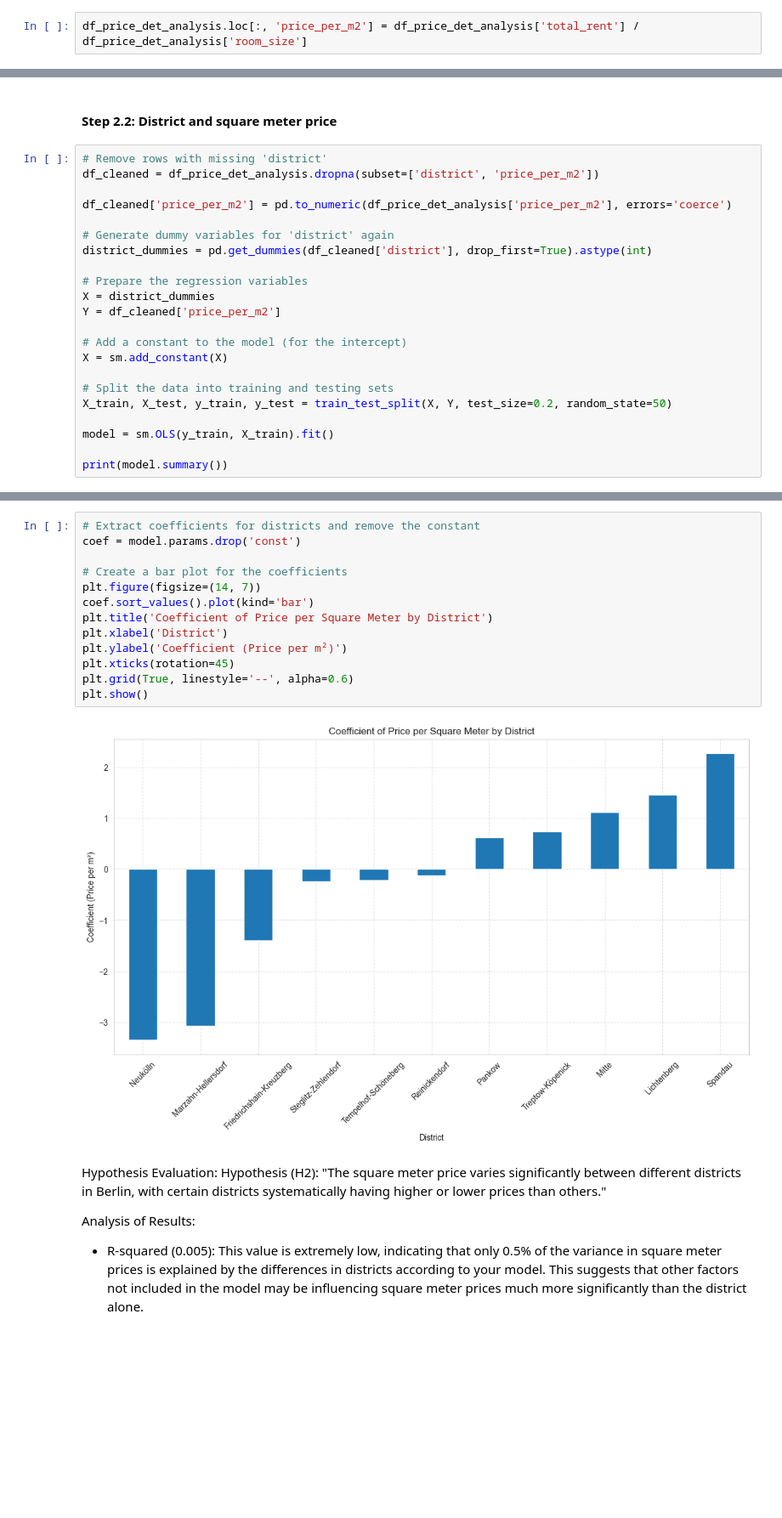
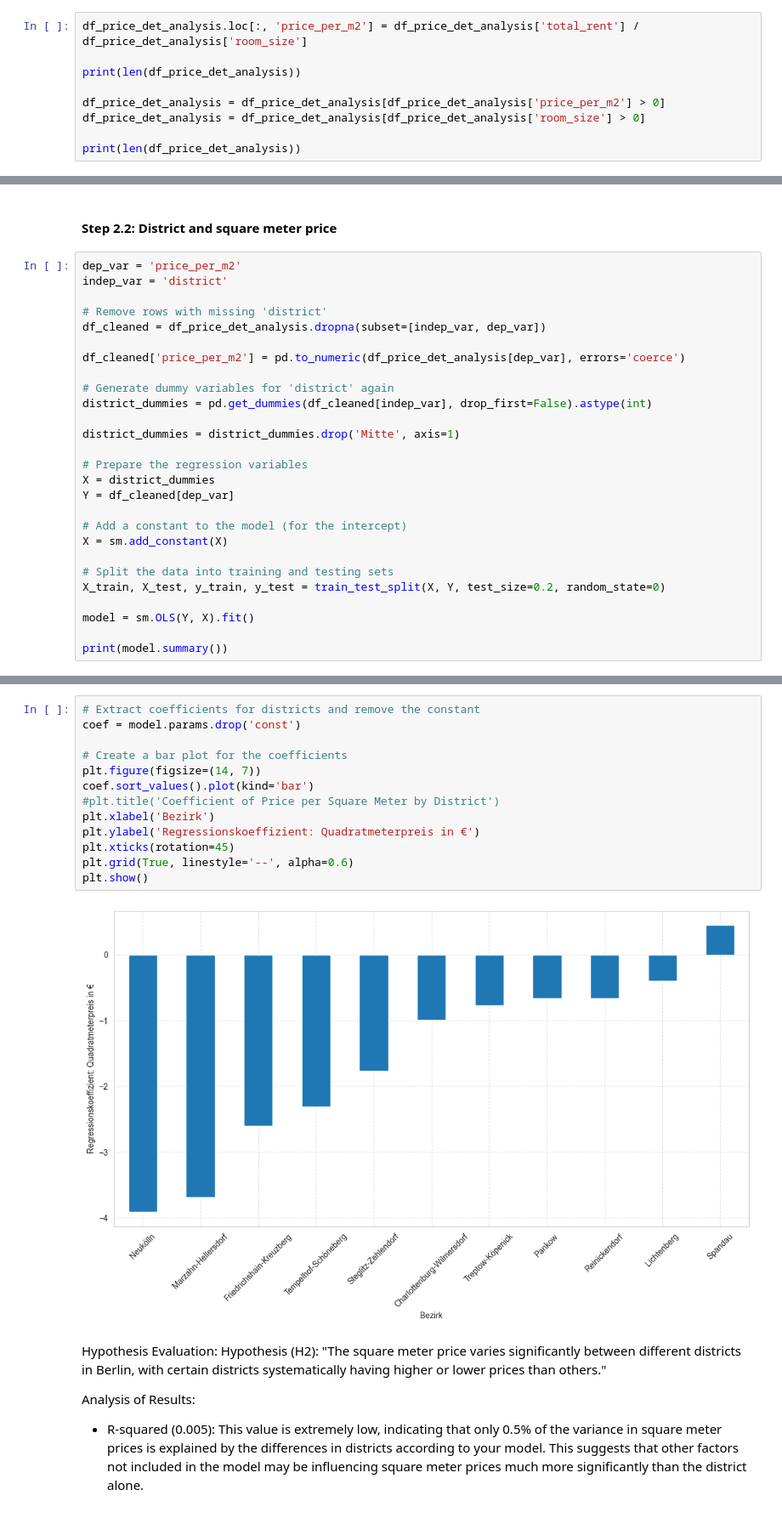
Before and after one commit to pascals00/WG-Gesucht, a Jupyter notebook: DataAnalysis/PriceDeterminantsAnalysis.ipynb, the cells around one changed output, grey strips where cells are left out. Shown at 85% size. Drawn from its saved outputs; the diff is of its cells as text; blank space fills up the shorter version.

```diff
--- a/DataAnalysis/PriceDeterminantsAnalysis.ipynb
+++ b/DataAnalysis/PriceDeterminantsAnalysis.ipynb
@@ -36,3 +32,10 @@ df_price_det_analysis.loc[:, 'available_from'] = pd.to_datetime(df_price_det_ana
 df_price_det_analysis.loc[:, 'available_until'] = pd.to_datetime(df_price_det_analysis['available_until'], dayfirst=True)
 # %%
 df_price_det_analysis.loc[:, 'price_per_m2'] = df_price_det_analysis['total_rent'] / df_price_det_analysis['room_size']
+
+print(len(df_price_det_analysis))
+
+df_price_det_analysis = df_price_det_analysis[df_price_det_analysis['price_per_m2'] > 0]
+df_price_det_analysis = df_price_det_analysis[df_price_det_analysis['room_size'] > 0]
+
+print(len(df_price_det_analysis))
@@ -142,25 +151,30 @@ The model's output supports your Hypothesis 1, demonstrating a significant negat
 # %% [markdown]
 #### Step 2.2: District and square meter price
 # %%
+dep_var = 'price_per_m2'
+indep_var = 'district'
+
 # Remove rows with missing 'district'
-df_cleaned = df_price_det_analysis.dropna(subset=['district', 'price_per_m2'])
+df_cleaned = df_price_det_analysis.dropna(subset=[indep_var, dep_var])
 
-df_cleaned['price_per_m2'] = pd.to_numeric(df_price_det_analysis['price_per_m2'], errors='coerce')
+df_cleaned['price_per_m2'] = pd.to_numeric(df_price_det_analysis[dep_var], errors='coerce')
 
 # Generate dummy variables for 'district' again
-district_dummies = pd.get_dummies(df_cleaned['district'], drop_first=True).astype(int)
+district_dummies = pd.get_dummies(df_cleaned[indep_var], drop_first=False).astype(int)
+
+district_dummies = district_dummies.drop('Mitte', axis=1)
 
 # Prepare the regression variables
 X = district_dummies
-Y = df_cleaned['price_per_m2']
+Y = df_cleaned[dep_var]
 
 # Add a constant to the model (for the intercept)
 X = sm.add_constant(X)
 
 # Split the data into training and testing sets
-X_train, X_test, y_train, y_test = train_test_split(X, Y, test_size=0.2, random_state=50)
+X_train, X_test, y_train, y_test = train_test_split(X, Y, test_size=0.2, random_state=0)
 
-model = sm.OLS(y_train, X_train).fit()
+model = sm.OLS(Y, X).fit()
 
 print(model.summary())
 # %% [output]
@@ -184,18 +198,18 @@ Notes:
 # %%
 # Extract coefficients for districts and remove the constant
 coef = model.params.drop('const')
 
 # Create a bar plot for the coefficients
 plt.figure(figsize=(14, 7))
 coef.sort_values().plot(kind='bar')
-plt.title('Coefficient of Price per Square Meter by District')
-plt.xlabel('District')
-plt.ylabel('Coefficient (Price per m²)')
+#plt.title('Coefficient of Price per Square Meter by District')
+plt.xlabel('Bezirk')
+plt.ylabel('Regressionskoeffizient: Quadratmeterpreis in €')
 plt.xticks(rotation=45)
 plt.grid(True, linestyle='--', alpha=0.6)
 plt.show()
 # %% [output]
-[figure, old version]
+[figure, new version]
 # %% [markdown]
 Hypothesis Evaluation:
 Hypothesis (H2): "The square meter price varies significantly between different districts in Berlin, with certain districts systematically having higher or lower prices than others."
```
Also changed, not shown: parts of 11 cells of this notebook, 2 other files.
